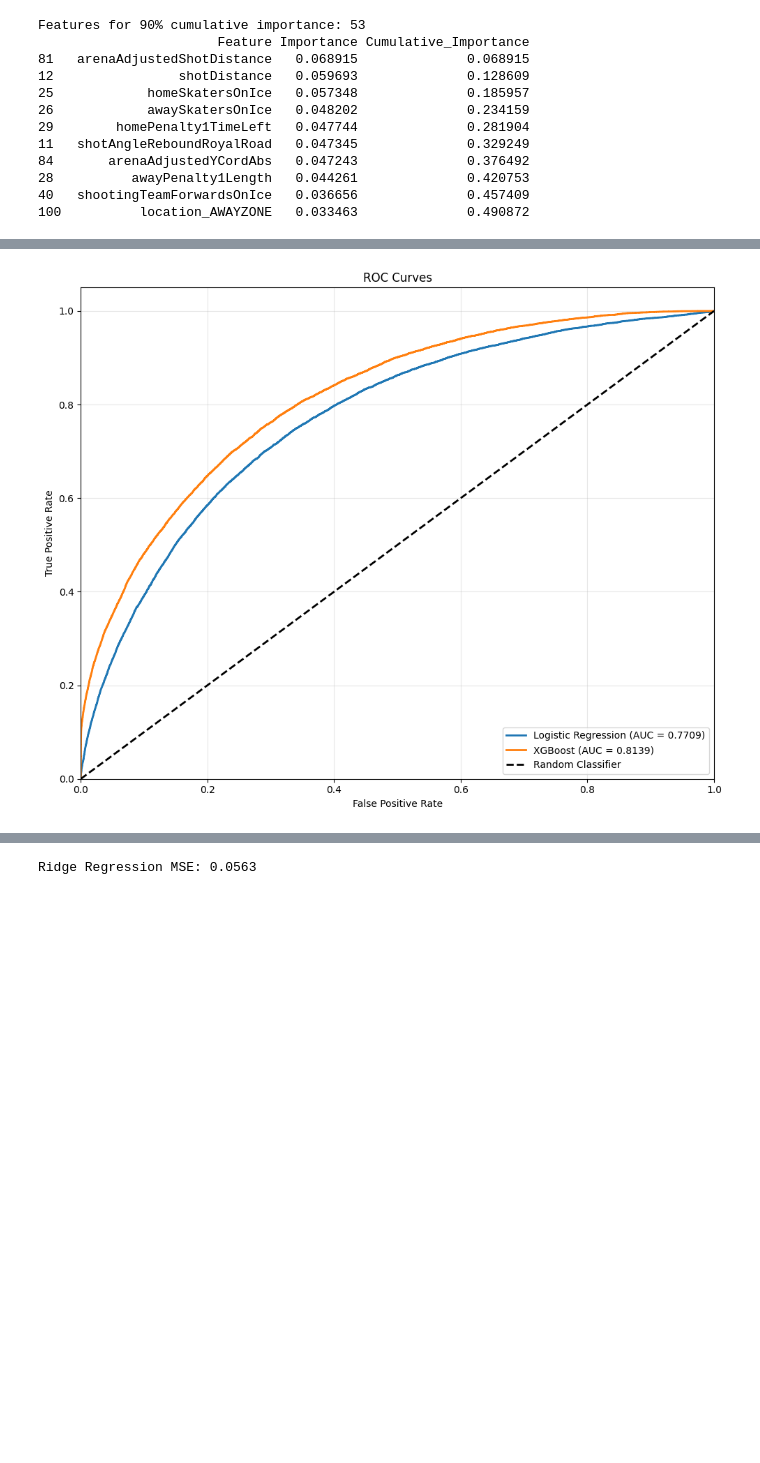
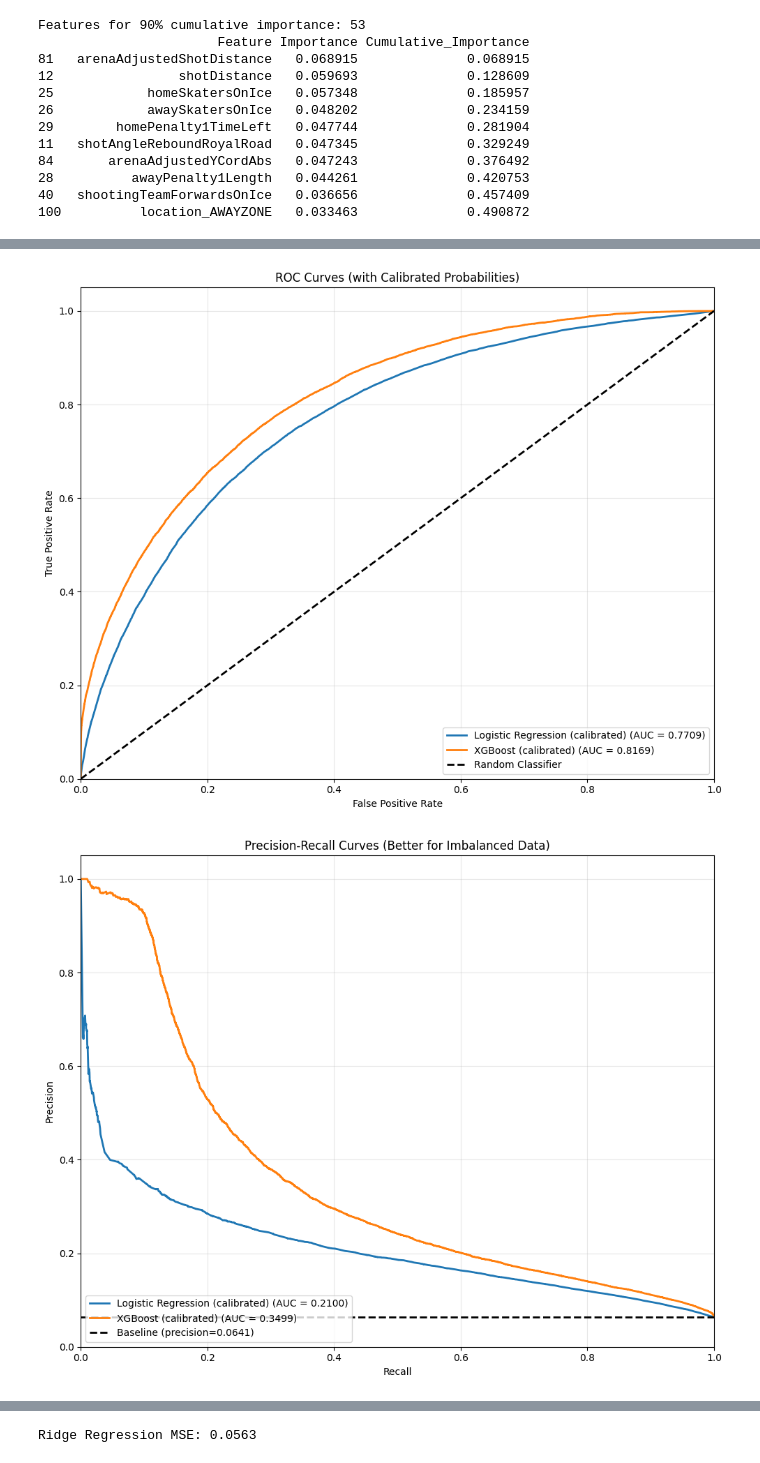
Before and after one commit to GusMahfoud/DS3000Project, a Jupyter notebook: final_project.ipynb, the cells around one changed output, grey strips where cells are left out. Cells and saved outputs as stored; diff of their text form; code cells hidden in the pictures; blank space fills up the shorter version.

```diff
--- a/final_project.ipynb
+++ b/final_project.ipynb
@@ -1254,24 +690,65 @@ XGBoost:
 # %%
+# ROC Curves
 plt.figure(figsize=(10, 8))
 for model_name in models.keys():
-    if model_name in test_proba:
+    # Use calibrated probabilities if available
+    if model_name in calibrated_proba_test:
+        y_proba = calibrated_proba_test[model_name]
+        label_suffix = " (calibrated)"
+    elif model_name in test_proba:
         y_proba = test_proba[model_name][:, 1]
-        fpr, tpr, _ = roc_curve(y_test, y_proba)
-        roc_auc = auc(fpr, tpr)
-        plt.plot(fpr, tpr, label=f'{model_name} (AUC = {roc_auc:.4f})', linewidth=2)
+        label_suffix = ""
+    else:
+        continue
+
+    fpr, tpr, _ = roc_curve(y_test, y_proba)
+    roc_auc = auc(fpr, tpr)
+    plt.plot(fpr, tpr, label=f'{model_name}{label_suffix} (AUC = {roc_auc:.4f})', linewidth=2)
 
 plt.plot([0, 1], [0, 1], 'k--', linewidth=2, label='Random Classifier')
 plt.xlim([0.0, 1.0])
 plt.ylim([0.0, 1.05])
 plt.xlabel('False Positive Rate')
 plt.ylabel('True Positive Rate')
-plt.title('ROC Curves')
+plt.title('ROC Curves (with Calibrated Probabilities)')
 plt.legend(loc="lower right")
 plt.grid(alpha=0.3)
 plt.tight_layout()
 plt.show()
+
+# Precision-Recall Curves (better for imbalanced data)
+plt.figure(figsize=(10, 8))
+for model_name in models.keys():
+    # Use calibrated probabilities if available
+    if model_name in calibrated_proba_test:
+        y_proba = calibrated_proba_test[model_name]
+        label_suffix = " (calibrated)"
+    elif model_name in test_proba:
+        y_proba = test_proba[model_name][:, 1]
+        label_suffix = ""
+    else:
+        continue
+
+    precision, recall, _ = precision_recall_curve(y_test, y_proba)
+    pr_auc = auc(recall, precision)
+    plt.plot(recall, precision, label=f'{model_name}{label_suffix} (AUC = {pr_auc:.4f})', linewidth=2)
+
+# Baseline: predict all as positive class
+baseline_precision = y_test.mean()
+plt.axhline(y=baseline_precision, color='k', linestyle='--', linewidth=2,
+            label=f'Baseline (precision={baseline_precision:.4f})')
+plt.xlim([0.0, 1.0])
+plt.ylim([0.0, 1.05])
+plt.xlabel('Recall')
+plt.ylabel('Precision')
+plt.title('Precision-Recall Curves (Better for Imbalanced Data)')
+plt.legend(loc="lower left")
+plt.grid(alpha=0.3)
+plt.tight_layout()
+plt.show()
 # %% [output]
-[figure, old version]
+[figure, new version]
+[figure, added]
 # %%
 fig, axes = plt.subplots(1, 3, figsize=(18, 5))
 
```
Also changed, not shown: parts of 15 cells of this notebook, 4 other files.
